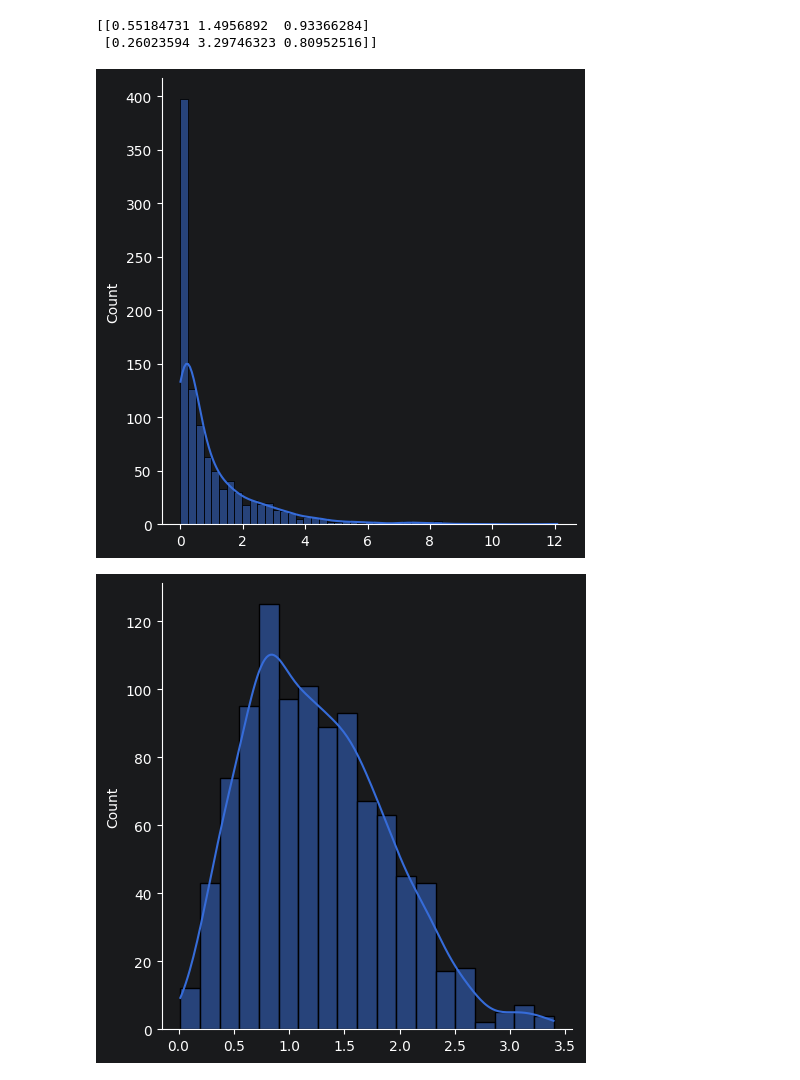
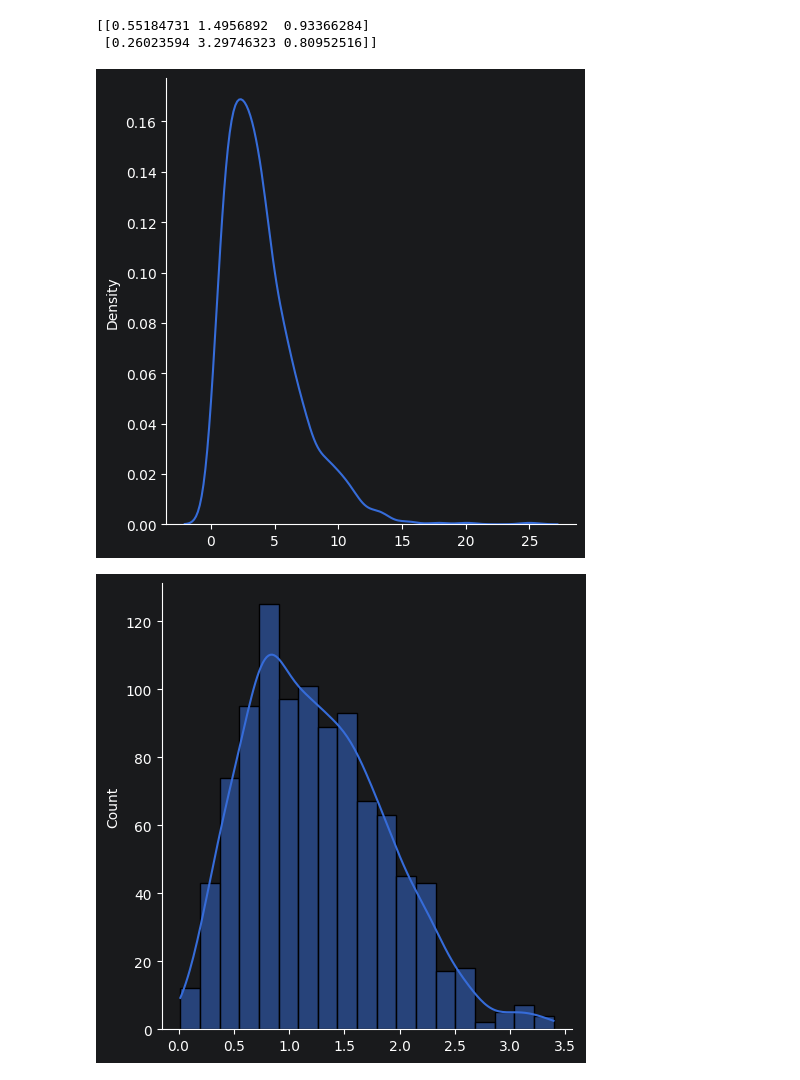
Before and after one commit to azizi23507/GitProject1, a Jupyter notebook: stats.ipynb, the cells around one changed output. Saved outputs shown, nothing was run; the diff lists cells and outputs as text; code cells hidden in the pictures.

Commit message:
plotting, pdf, pmf, and cdf of distributions

```diff
--- a/stats.ipynb
+++ b/stats.ipynb
@@ -433,10 +468,10 @@ print(x)
  [0.26023594 3.29746323 0.80952516]]
 # %%
 # Visualization of Chi Square Distribution
-sns.displot(random.chisquare(df=1, size=1000), kde=True)
+sns.displot(random.chisquare(df=4, size=1000), kind="kde")
 plt.show()
 # %% [output]
-[figure, old version]
+[figure, new version]
 # %%
 # Visualization of Rayleigh Distribution
 sns.displot(random.rayleigh(size=1000), kde=True)
```
Also changed, not shown: parts of 22 cells of this notebook.
